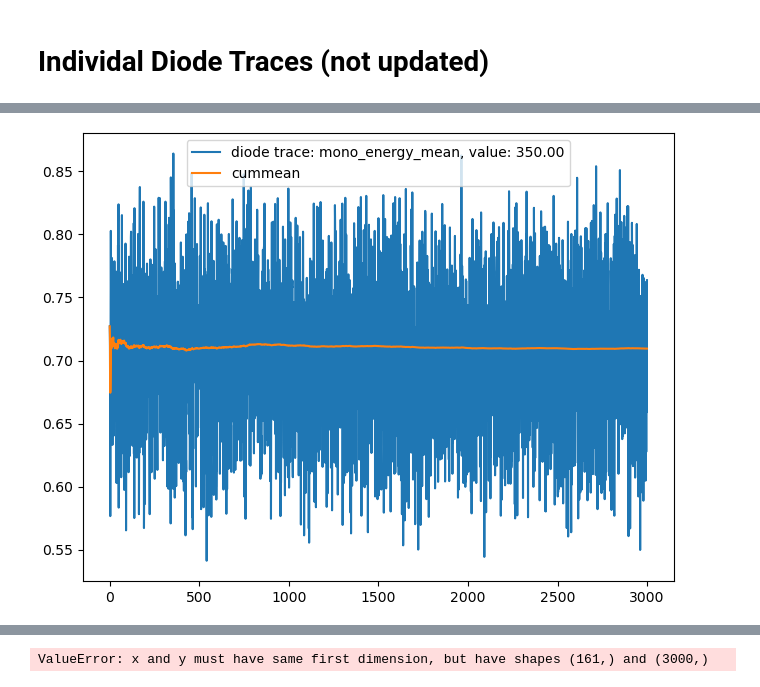
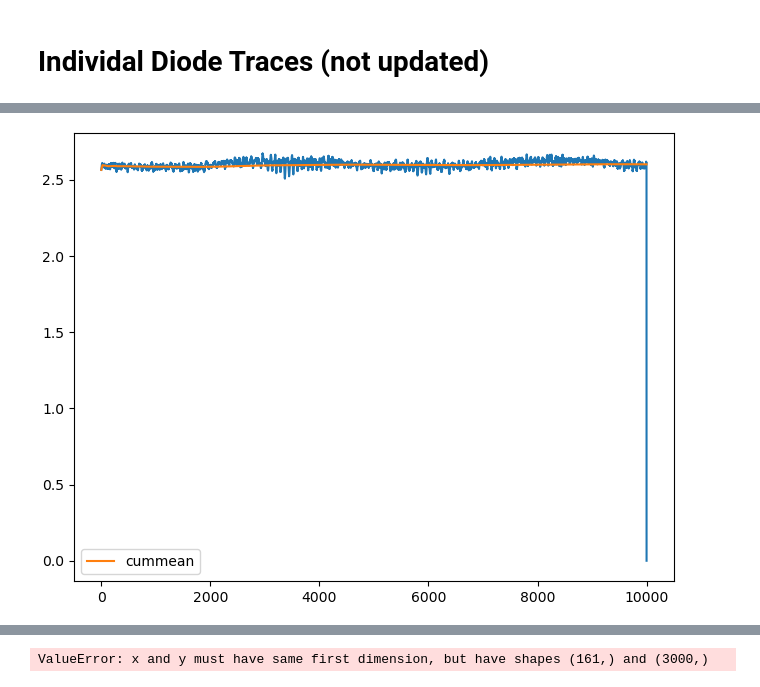
Before and after one commit to christopherklose/FTH-Phase_Retrieval, a Jupyter notebook: Diode_Scans.ipynb, the cells around one changed output, grey strips where cells are left out. Cells and saved outputs as stored; diff of their text form; code cells hidden in the pictures.

```diff
--- a/Diode_Scans.ipynb
+++ b/Diode_Scans.ipynb
@@ -127,14 +127,14 @@ Output Folder: /asap3/petra3/gpfs/p04/2023/data/11017626/processed
 # Single Diode scans
 # %%
 # Add scan numbers to combine in single plot
-scan_ids = [1948, 1949]
+scan_ids = [2986, 2989]
 
 # keys from nxs files (if you are not sure, which you need, open nexus files from beamtime folder and navigate through keys `2310_P04_FGT/raw/FGT`)
-data_key_x = "br1_master"
+data_key_x = "msx"
 data_key_y = "adc_beck_femto_diodemax_mean"
 
 # Normalization of diode signal with I0, e.g., with petra current or gold mesh (needs to be inserted during scan)
-normalization = True
+normalization = False
 data_key_norm = "adc_beck_femto_goldmesh_mean"  # "petra_curr"
 
 
@@ -210,0 +213,6 @@ Saving: /asap3/petra3/gpfs/p04/2023/data/11017626/processed/ScanId_1948-1949_Dio
+# %%
+from scipy.optimize import curve_fit
+
+
+def gaussian(x, a, x0, sigma, c):
+    return a * np.exp(-((x - x0) ** 2) / (2 * sigma**2)) + c
@@ -241,7 +358,10 @@ def normalize(arr):
     return (arr - arr.min()) / (arr.max() - arr.min())
 # %%
 # Choose scan id
-scan_id = 1940
+scan_id = 2511
+
+filter_f = True
+filter_freq = 4
 
 # Load trace data
 fields = [
@@ -250,4 +370,10 @@ fields = [
     "adc_beck_mtesla_trace",
 ]
 adcs = [load_data(scan_id, f) for f in fields]
+
+# Filter beamline oszilattions
+if filter_f is True:
+    for i in [0]:  # , 1, 2]:
+        for k in range(len(adcs[i])):
+            adcs[i][k], _, _ = bandpass(adcs[i][k], filter_freq, 100000)
 # %% [output]
@@ -290,8 +465,8 @@ Saving: /asap3/petra3/gpfs/p04/2023/data/11017626/processed/ScanId_1940_Diode_Tr
 # %% [markdown]
 # Individal Diode Traces (not updated)
 # %%
-scan_ids = [1611]
-data_key_x = "mono_energy_mean"
+scan_ids = [2511]
+data_key_x = "adc_beck_mtesla_trace"
 data_key_y = "adc_beck_femto_diodemax_trace"
 
 xdata = []
@@ -308,13 +491,13 @@ Loaded key adc_beck_femto_diodemax_trace of /asap3/petra3/gpfs/p04/2023/data/110
 # %%
 fig, ax = plt.subplots()
-for i in range(0, 1):
+for i in [0]:  # range(0, 1):
     data_trace = ydata[i]
     cummean = np.cumsum(data_trace) / np.cumsum(np.ones(data_trace.shape))
     ax.plot(
         data_trace,
-        label="diode trace: %s, value: %.2f" % (data_key_x, np.round(xdata[i], 2)),
+        # label="diode trace: %s, value: %s" % (data_key_x, np.round(xdata[i], 2)),
     )
     ax.plot(cummean, label="cummean")
     ax.legend()
 # %% [output]
-[figure, old version]
+[figure, new version]
```
Also changed, not shown: parts of 21 cells of this notebook, 1 other file.
